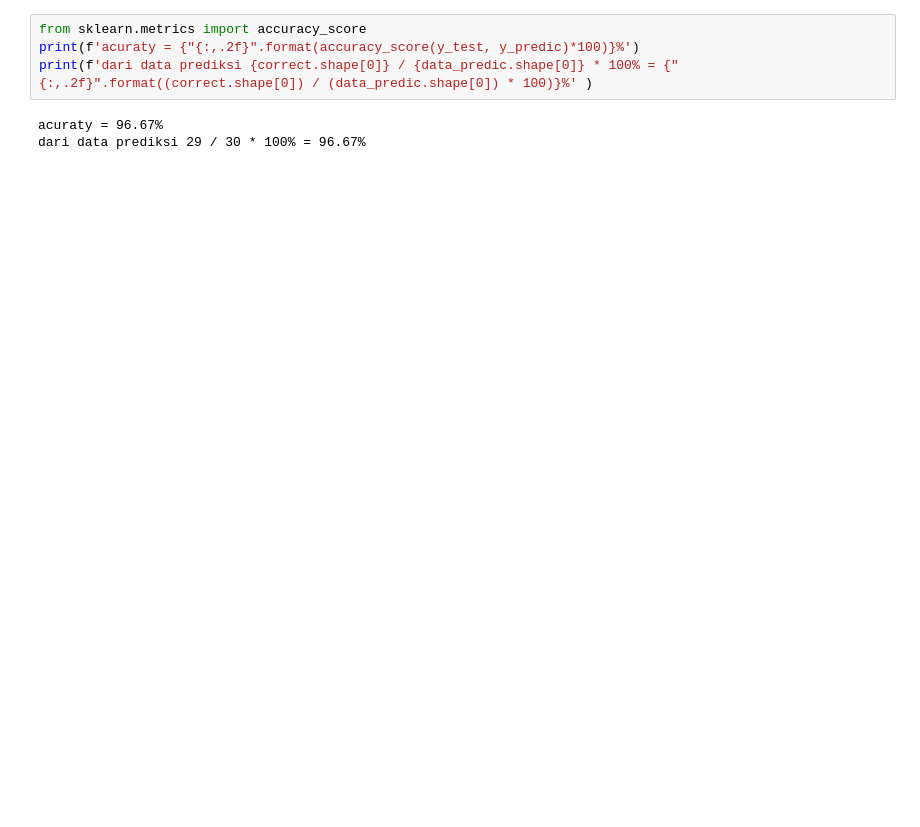
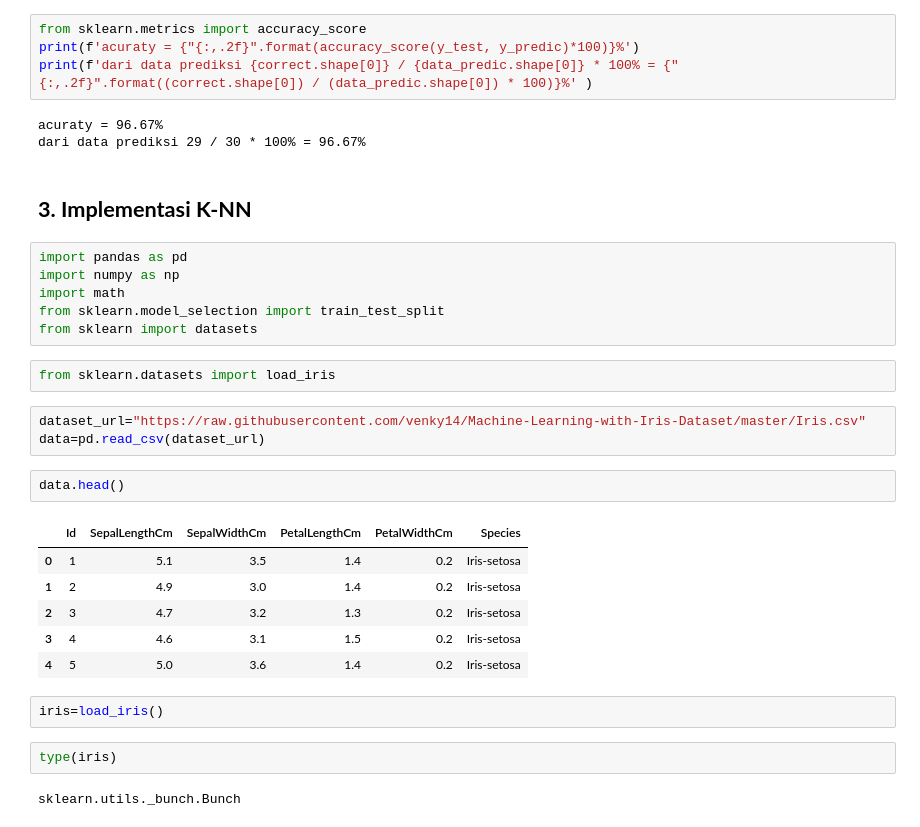
Before and after one commit to RoySuwanda-21-046/pendata, a Jupyter notebook: _sources/Tugas 3_Decision Tree.ipynb, the cells around one changed output. Drawn from its saved outputs; the diff is of its cells as text; blank space fills up the shorter version.

```diff
--- a/_sources/Tugas 3_Decision Tree.ipynb
+++ b/_sources/Tugas 3_Decision Tree.ipynb
@@ -115,3 +115,31 @@ print(f'dari data prediksi {correct.shape[0]} / {data_predic.shape[0]} * 100% =
 # %% [output]
 acuraty = 96.67%
 dari data prediksi 29 / 30 * 100% = 96.67%
+# %% [markdown]
+## **3. Implementasi K-NN**
+# %%
+import pandas as pd
+import numpy as np
+import math
+from sklearn.model_selection import train_test_split
+from sklearn import datasets
+# %%
+from sklearn.datasets import load_iris
+# %%
+dataset_url="https://raw.githubusercontent.com/venky14/Machine-Learning-with-Iris-Dataset/master/Iris.csv"
+data=pd.read_csv(dataset_url)
+# %%
+data.head()
+# %% [output]
+|  | Id | SepalLengthCm | SepalWidthCm | PetalLengthCm | PetalWidthCm | Species |
+| 0 | 1 | 5.1 | 3.5 | 1.4 | 0.2 | Iris-setosa |
+| 1 | 2 | 4.9 | 3.0 | 1.4 | 0.2 | Iris-setosa |
+| 2 | 3 | 4.7 | 3.2 | 1.3 | 0.2 | Iris-setosa |
+| 3 | 4 | 4.6 | 3.1 | 1.5 | 0.2 | Iris-setosa |
+| 4 | 5 | 5.0 | 3.6 | 1.4 | 0.2 | Iris-setosa |
+# %%
+iris=load_iris()
+# %%
+type(iris)
+# %% [output]
+sklearn.utils._bunch.Bunch
```
Also changed, not shown: parts of 33 cells of this notebook, 13 other files.
